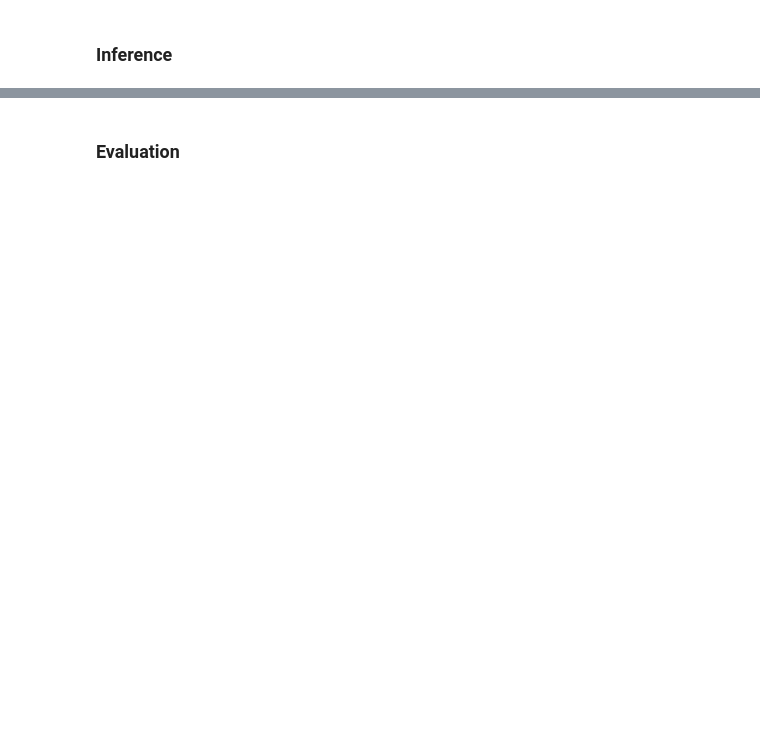
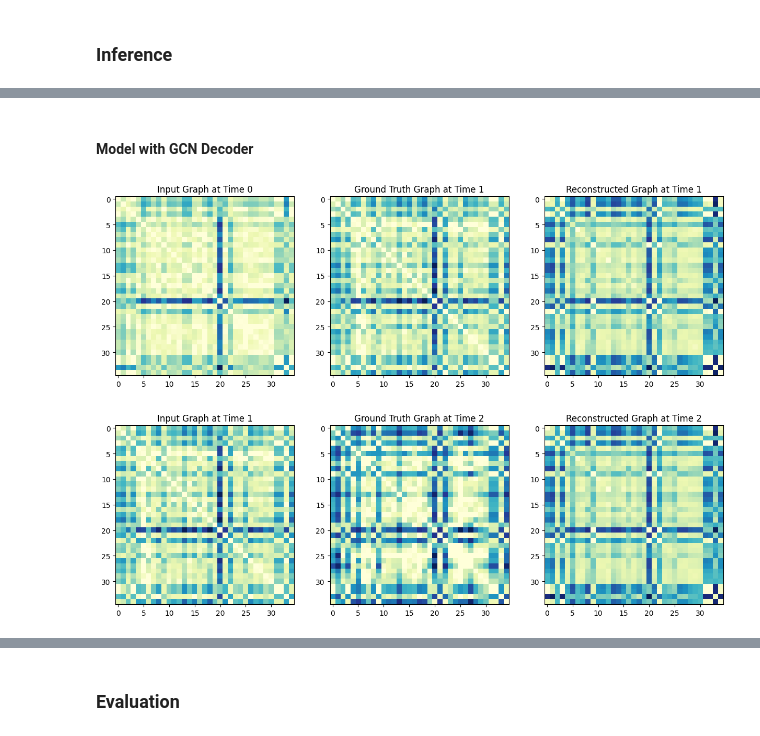
Before and after one commit to GitaAyu06/unifiedbrain, a Jupyter notebook: model_explore-domain_specific.ipynb, the cells around one changed output, grey strips where cells are left out. Drawn from its saved outputs; the diff is of its cells as text; code cells hidden in the pictures; blank space fills up the shorter version.

```diff
--- a/domain-specific_model.ipynb
+++ b/model_explore-domain_specific.ipynb
@@ -798,0 +799,10 @@ plot_heatmaps(adj_t, adj_t_next, recon_adj)
+# %% [markdown]
+#### Model with GCN Decoder
+# %%
+# Load the saved model
+model_gcn = GCRN_gcn(input_dim, feature_dim, hidden_rec_dim, num_rec_layers)
+model_gcn_path = 'models/gcrn_gcn_dom1.pth'
+inference_model(model_gcn, model_gcn_path, x_train, adj_train, sample_idx)
+# %% [output]
+[figure, added]
+[figure, added]
```
Also changed, not shown: parts of 24 cells of this notebook, 7 other files.
